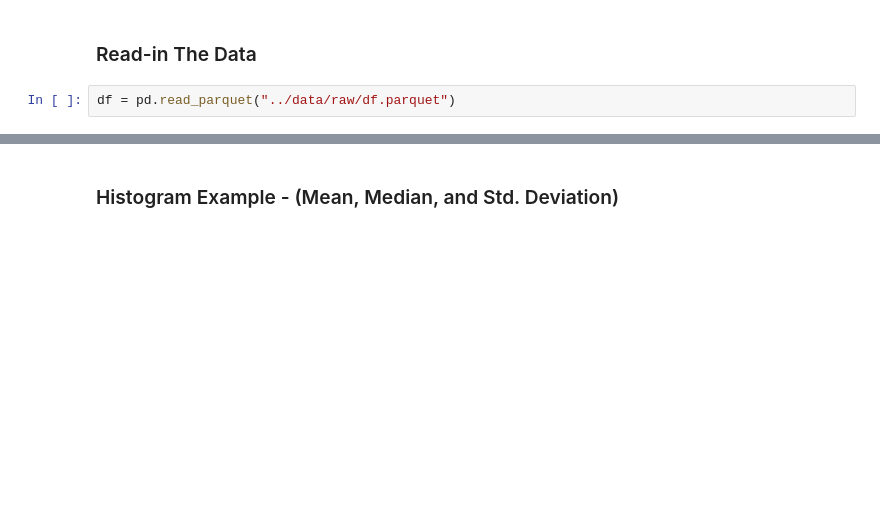
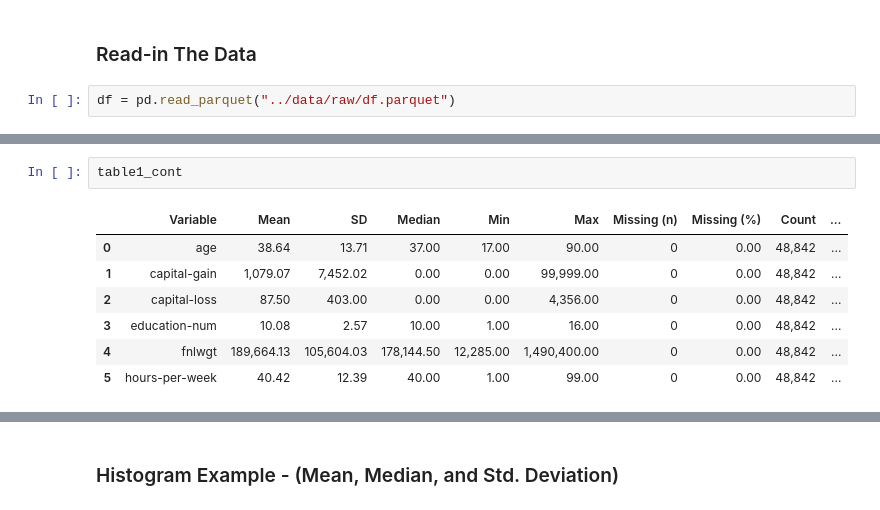
Before and after one commit to lshpaner/adult_income_test, a Jupyter notebook: notebooks/eda_toolkit_demo.ipynb, the cells around one changed output, grey strips where cells are left out. Saved outputs shown, nothing was run; the diff lists cells and outputs as text; blank space fills up the shorter version.

```diff
--- a/notebooks/eda_toolkit_demo.ipynb
+++ b/notebooks/eda_toolkit_demo.ipynb
@@ -9,0 +124,10 @@ df = pd.read_parquet("../data/raw/df.parquet")
+# %%
+table1_cont
+# %% [output]
+|  | Variable | Mean | SD | Median | Min | Max | Missing (n) | Missing (%) | Count | ... |
+| 0 | age | 38.64 | 13.71 | 37.00 | 17.00 | 90.00 | 0 | 0.00 | 48,842 | ... |
+| 1 | capital-gain | 1,079.07 | 7,452.02 | 0.00 | 0.00 | 99,999.00 | 0 | 0.00 | 48,842 | ... |
+| 2 | capital-loss | 87.50 | 403.00 | 0.00 | 0.00 | 4,356.00 | 0 | 0.00 | 48,842 | ... |
+| 3 | education-num | 10.08 | 2.57 | 10.00 | 1.00 | 16.00 | 0 | 0.00 | 48,842 | ... |
+| 4 | fnlwgt | 189,664.13 | 105,604.03 | 178,144.50 | 12,285.00 | 1,490,400.00 | 0 | 0.00 | 48,842 | ... |
+| 5 | hours-per-week | 40.42 | 12.39 | 40.00 | 1.00 | 99.00 | 0 | 0.00 | 48,842 | ... |
```
Also changed, not shown: parts of 12 cells of this notebook, 2 other files.
